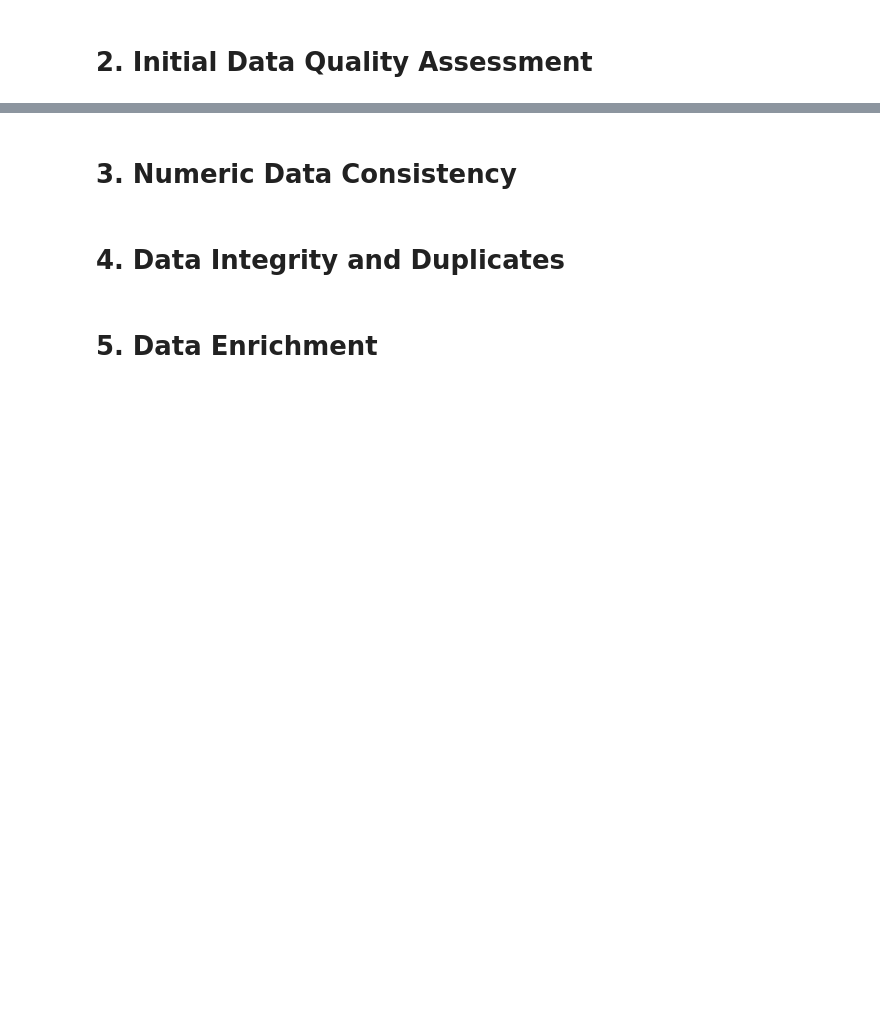
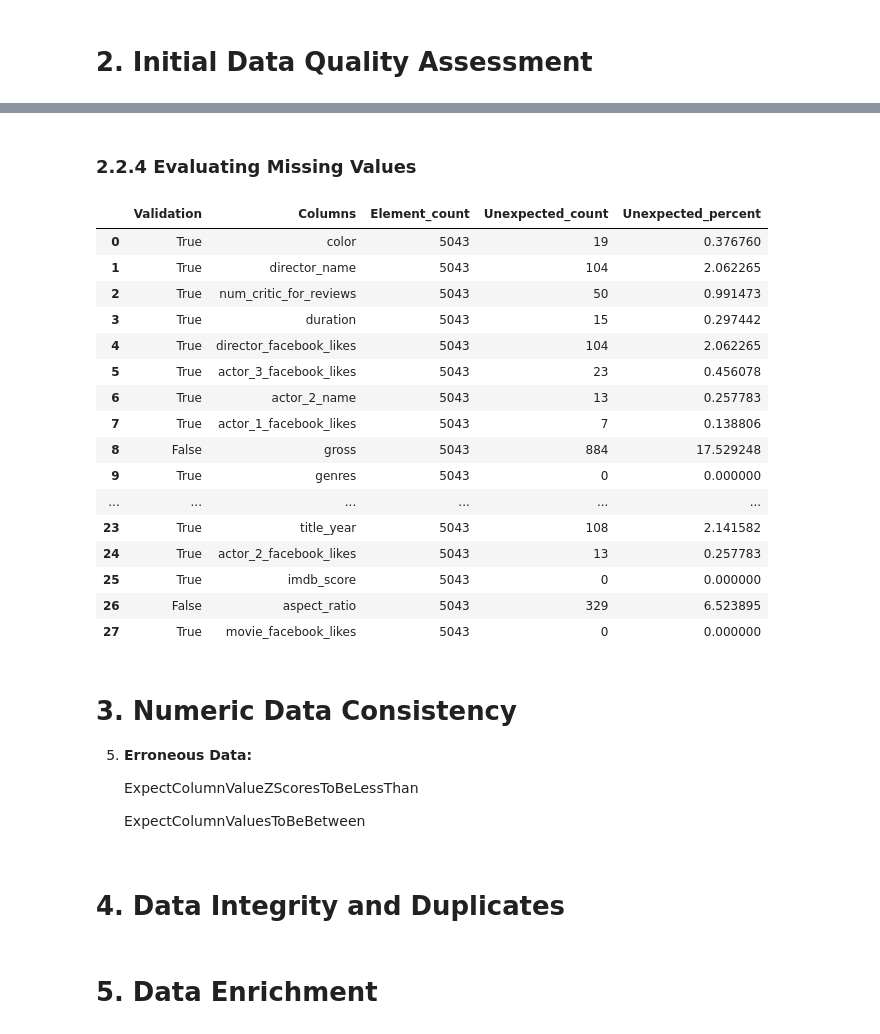
Before and after one commit to brunoVnonato/pyyne_data_eng_test, a Jupyter notebook: movie_metadata_pipeline.ipynb, the cells around one changed output, grey strips where cells are left out. Cells and saved outputs as stored; diff of their text form; code cells hidden in the pictures; blank space fills up the shorter version.

```diff
--- a/movie_metadata_pipeline.ipynb
+++ b/movie_metadata_pipeline.ipynb
@@ -6,0 +67,4 @@ import pandas as pd
+# %%
+# Loading data.
+data = pd.read_csv('data/external/movie_metadata.csv', sep=',', header=0)
+data.head()
@@ -8,0 +267,18 @@ import pandas as pd
+# %%
+# Defining data source, asset and Batch
+try:
+    data_source = context.data_sources.add_pandas("pandas")
+except:
+    data_source = context.data_sources.get("pandas")
+
+try:
+    data_asset = data_source.add_dataframe_asset(name="pd dataframe asset")
+except:
+    data_asset = data_source.get_asset(name="pd dataframe asset")
+
+try:
+    batch_definition = data_asset.add_batch_definition_whole_dataframe("batch_definition")
+except:
+    batch_definition = data_asset.get_batch_definition("batch_definition")
+
+batch = batch_definition.get_batch(batch_parameters={"dataframe":data})
@@ -8,0 +378,4 @@ import pandas as pd
+# %%
+# Evaluating the row count of the batch data
+results = batch.validate(expectation_row_count)
+print(results)
@@ -9,5 +400,50 @@ import pandas as pd
+# %% [markdown]
+### 2.2.4 Evaluating Missing Values
+# %%
+# Evaluating Missingness
+validation_results_by_columns = []
+
+for column in data.columns:
+    expectation_null = gx.expectations.ExpectColumnValuesToNotBeNull(column=column, mostly = 0.95)
+    results = batch.validate(expectation_null)
+    validation_results_by_columns.append(
+        {
+            "Validation":results['success'],
+            "Columns":results['expectation_config']['kwargs']['column'],
+            "Element_count":results['result']['element_count'],
+            "Unexpected_count":results['result']['unexpected_count'],
+            "Unexpected_percent":results['result']['unexpected_percent']
+        }
+    )
+
+pd.DataFrame(validation_results_by_columns)
+# %% [output]
+|  | Validation | Columns | Element_count | Unexpected_count | Unexpected_percent |
+| 0 | True | color | 5043 | 19 | 0.376760 |
+| 1 | True | director_name | 5043 | 104 | 2.062265 |
+| 2 | True | num_critic_for_reviews | 5043 | 50 | 0.991473 |
+| 3 | True | duration | 5043 | 15 | 0.297442 |
+| 4 | True | director_facebook_likes | 5043 | 104 | 2.062265 |
+| 5 | True | actor_3_facebook_likes | 5043 | 23 | 0.456078 |
+| 6 | True | actor_2_name | 5043 | 13 | 0.257783 |
+| 7 | True | actor_1_facebook_likes | 5043 | 7 | 0.138806 |
+| 8 | False | gross | 5043 | 884 | 17.529248 |
+| 9 | True | genres | 5043 | 0 | 0.000000 |
+| ... | ... | ... | ... | ... | ... |
+| 23 | True | title_year | 5043 | 108 | 2.141582 |
+| 24 | True | actor_2_facebook_likes | 5043 | 13 | 0.257783 |
+| 25 | True | imdb_score | 5043 | 0 | 0.000000 |
+| 26 | False | aspect_ratio | 5043 | 329 | 6.523895 |
+| 27 | True | movie_facebook_likes | 5043 | 0 | 0.000000 |
 # %% [markdown]
 # 3. Numeric Data Consistency
+
+
+5. **Erroneous Data:**
+
+   ExpectColumnValueZScoresToBeLessThan
+
+   ExpectColumnValuesToBeBetween
 # %% [markdown]
 # 4. Data Integrity and Duplicates
 # %% [markdown]
```
Also changed, not shown: parts of 27 cells of this notebook, 5 other files.
